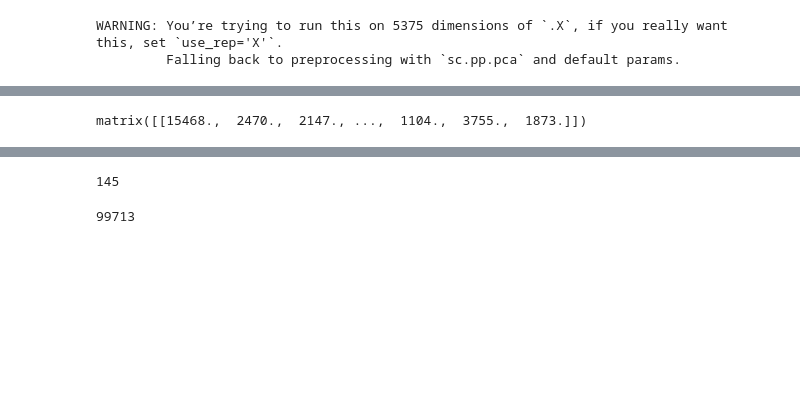
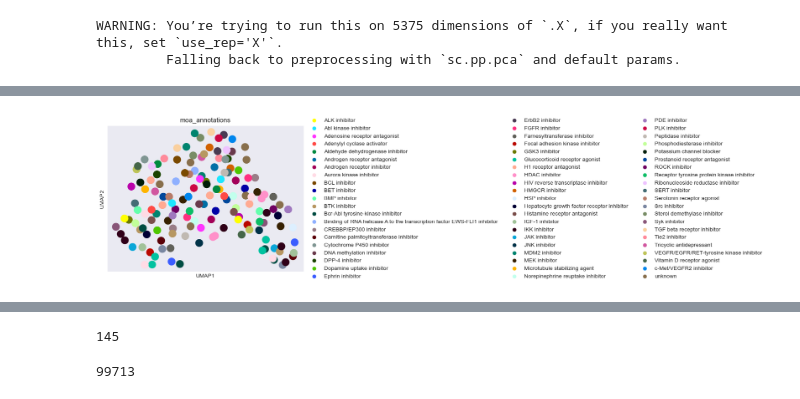
Before and after one commit to theislab/task-dge-perturbation-prediction-analysis, a Jupyter notebook: representation_analysis/representation_analysis.ipynb, the cells around one changed output, grey strips where cells are left out. Drawn from its saved outputs; the diff is of its cells as text; code cells hidden in the pictures; blank space fills up the shorter version.

```diff
--- a/representation_analysis/representation_analysis.ipynb
+++ b/representation_analysis/representation_analysis.ipynb
@@ -209,3 +207,8 @@ sc.pl.umap(adata_train)
+# %%
+adata_test.obs["moa_annotations"] = adata_test.obs["sm_name"].map(moa_annotations.set_index("sm_name")["moa"])
+sc.pl.umap(adata_test, color="moa_annotations")
+# %% [output]
+[figure, added]
 # %%
 adata_new = ad.read_h5ad("../data/neurips-2023-data/de_train.h5ad")
 # %%
@@ -217,7 +220,3 @@ zero_genes = {}
 pseudobulk_dmso = pseudobulk_new[pseudobulk_new.obs.sm_name == 'Dimethyl Sulfoxide']
 for cell_type in pseudobulk_dmso.obs.cell_type.unique():
     zero_genes[cell_type] = pseudobulk_dmso[:, pseudobulk_dmso[pseudobulk_dmso.obs.cell_type == cell_type].X.sum(axis=0) == 0].var_names.tolist()
-# %%
-pseudobulk_dmso[pseudobulk_dmso.obs.cell_type == cell_type].X.sum(axis=0)
-# %% [output]
-matrix([[15468.,  2470.,  2147., ...,  1104.,  3755.,  1873.]])
```
Also changed, not shown: parts of 23 cells of this notebook, 1 other file.
